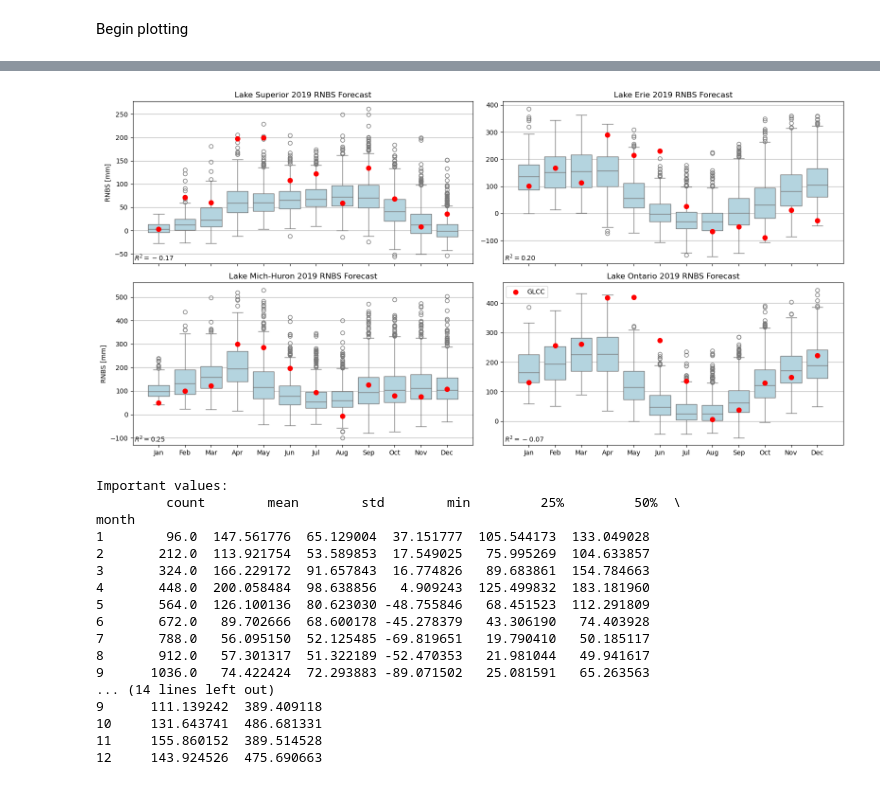
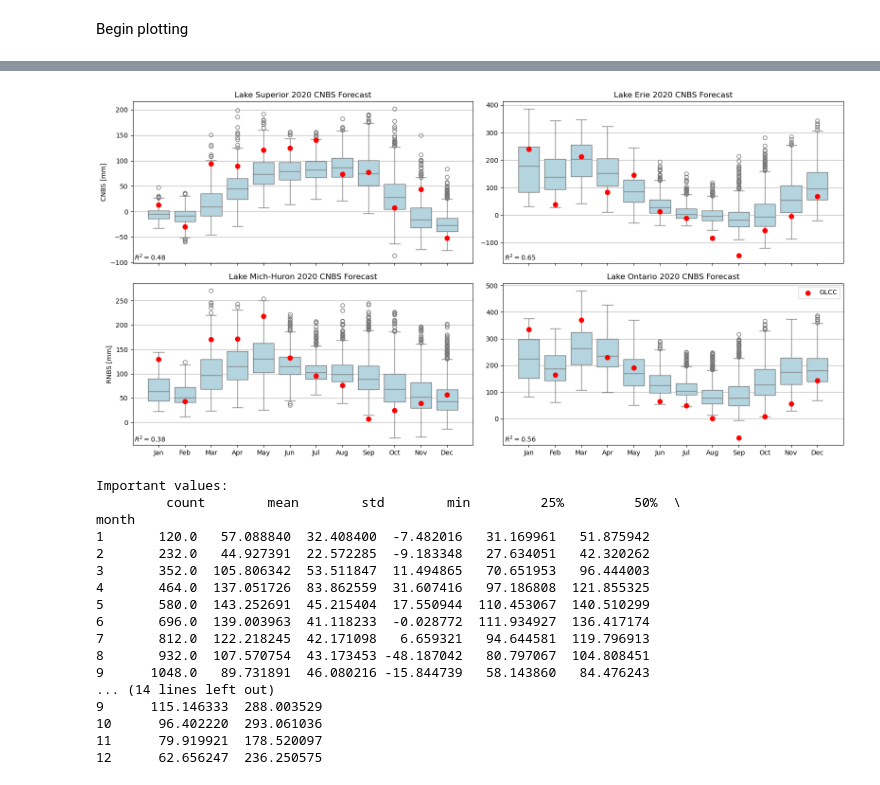
Before and after one commit to great-lakes-ai-lab/NBS-Predictor-MVP, a Jupyter notebook: notebooks/exploratory/3_LEF_v2_ver_2020.ipynb, the cells around one changed output, grey strips where cells are left out. Cells and saved outputs as stored; diff of their text form; code cells hidden in the pictures.

```diff
--- a/notebooks/exploratory/3_LEF_v2_ver_2020.ipynb
+++ b/notebooks/exploratory/3_LEF_v2_ver_2020.ipynb
@@ -235,5 +287,6 @@ df['cfsrun'] = pcp_data['cfsrun']
 df['month'] = pcp_data['month'].astype(int)
 df['year'] = pcp_data['year'].astype(int)
 # %%
-df_y = pd.merge(df, df_y_pred, left_index=True, right_index=True, how='inner')
+df_gp = pd.merge(df, df_y_gp, left_index=True, right_index=True, how='inner')
+df_lr = pd.merge(df, df_y_lr, left_index=True, right_index=True, how='inner')
 # %%
@@ -261,2 +379,5 @@ Currently, we are only storing 1 set of model results
 # %%
-df_y.to_csv(dir+f'RNBS_forecasts_2019.csv',sep=',',index=False)
+df_gp_filtered = df_gp[(df_gp['year'] == 2020)]
+print(df_gp_filtered)
+
+df_gp_filtered.to_csv(dir+f'CNBS_2020_GP_cms.csv',sep=',',index=False)
@@ -266,0 +427,6 @@ df_y_mm = convert_cms_to_mm(df_y)
+# %%
+def seconds_in_month(year, month):
+    # Number of days in the month
+    num_days = calendar.monthrange(year, month)[1]
+    # Convert days to seconds
+    return num_days * 24 * 60 * 60
@@ -266,0 +459,3 @@ df_y_mm = convert_cms_to_mm(df_y)
+# %%
+df_gp_mm = convert_cms_to_mm(df_gp_filtered)
+df_lr_mm = convert_cms_to_mm(df_lr_filtered)
@@ -374,81 +577,81 @@ months = np.arange(0, 12)
 fig, axes = plt.subplots(2, 2, figsize=(16, 8))
 
 # First boxplot
-sns.boxplot(x='month', y='sup', data=df_y_mm_filtered, color='lightblue', ax=axes[0, 0])
-axes[0, 0].set_title('Lake Superior 2019 RNBS Forecast')
+sns.boxplot(x='month', y='su_cnbs', data=df_gp_mm, color='lightblue', ax=axes[0, 0])
+axes[0, 0].set_title('Lake Superior 2020 CNBS Forecast')
 # Scatter plot for observations
 axes[0, 0].scatter(obs['Month']-1, obs['sup'], color='red', label='GLCC', s=50, zorder=5)
-axes[0, 0].set_ylabel('RNBS [mm]')
+axes[0, 0].set_ylabel('CNBS [mm]')
 axes[0, 0].set_xlabel('')
 axes[0, 0].set_xticklabels('')
 axes[0, 0].grid(axis='y')
 
-r2_1 = r2_score(obs['sup'],df_y_mm_filtered.groupby('month')['sup'].median())
+r2_1 = r2_score(obs['sup'],df_gp_mm.groupby('month')['su_cnbs'].median())
 axes[0, 0].text(0.005, 0.009, f'$R^2 = {r2_1:.2f}$', ha='left', va='bottom', transform=axes[0, 0].transAxes)
 
 # Second boxplot
-sns.boxplot(x='month', y='eri', data=df_y_mm_filtered, color='lightblue', ax=axes[0, 1])
-axes[0, 1].set_title('Lake Erie 2019 RNBS Forecast')
+sns.boxplot(x='month', y='er_cnbs', data=df_gp_mm, color='lightblue', ax=axes[0, 1])
+axes[0, 1].set_title('Lake Erie 2020 CNBS Forecast')
 # Scatter plot for observations
 axes[0, 1].scatter(obs['Month']-1, obs['eri'], color='red', label='GLCC', s=50, zorder=5)
 axes[0, 1].set_ylabel('')
 axes[0, 1].set_xlabel('')
 axes[0, 1].set_xticklabels('')
 axes[0, 1].grid(axis='y')
 
-r2_2 = r2_score(obs['eri'],df_y_mm_filtered.groupby('month')['eri'].median())
+r2_2 = r2_score(obs['eri'],df_gp_mm.groupby('month')['er_cnbs'].median())
 axes[0, 1].text(0.005, 0.009, f'$R^2 = {r2_2:.2f}$', ha='left', va='bottom', transform=axes[0, 1].transAxes)
 
 # Third boxplot
-sns.boxplot(x='month', y='mih', data=df_y_mm_filtered, color='lightblue', ax=axes[1, 0])
-axes[1, 0].set_title('Lake Mich-Huron 2019 RNBS Forecast')
+sns.boxplot(x='month', y='mh_cnbs', data=df_gp_mm, color='lightblue', ax=axes[1, 0])
+axes[1, 0].set_title('Lake Mich-Huron 2020 CNBS Forecast')
 # Scatter plot for observations
 axes[1, 0].scatter(obs['Month']-1, obs['mic_hur'], color='red', label='GLCC', s=50, zorder=5)
 axes[1, 0].set_ylabel('RNBS [mm]')
 axes[1, 0].set_xlabel('')
 axes[1, 0].set_xticklabels(['Jan', 'Feb', 'Mar', 'Apr', 'May', 'Jun', 'Jul', 'Aug', 'Sep', 'Oct', 'Nov', 'Dec'])
 axes[1, 0].grid(axis='y')
 
-r2_3 = r2_score(obs['mic_hur'],df_y_mm_filtered.groupby('month')['mih'].median())
+r2_3 = r2_score(obs['mic_hur'],df_gp_mm.groupby('month')['mh_cnbs'].median())
 axes[1, 0].text(0.005, 0.009, f'$R^2 = {r2_3:.2f}$', ha='left', va='bottom', transform=axes[1, 0].transAxes)
 
 # Fourth boxplot
-sns.boxplot(x='month', y='ont', data=df_y_mm_filtered, color='lightblue', ax=axes[1, 1])
-axes[1, 1].set_title('Lake Ontario 2019 RNBS Forecast')
+sns.boxplot(x='month', y='on_cnbs', data=df_gp_mm, color='lightblue', ax=axes[1, 1])
+axes[1, 1].set_title('Lake Ontario 2020 CNBS Forecast')
 # Scatter plot for observations
 axes[1, 1].scatter(obs['Month']-1, obs['ont'], color='red', label='GLCC', s=50, zorder=5)
 axes[1, 1].set_ylabel('')
 axes[1, 1].set_xlabel('')
 axes[1, 1].set_xticklabels(['Jan', 'Feb', 'Mar', 'Apr', 'May', 'Jun', 'Jul', 'Aug', 'Sep', 'Oct', 'Nov', 'Dec'])
 axes[1, 1].grid(axis='y')
 axes[1, 1].legend()
 
-r2_4 = r2_score(obs['ont'],df_y_mm_filtered.groupby('month')['ont'].median())
+r2_4 = r2_score(obs['ont'],df_gp_mm.groupby('month')['on_cnbs'].median())
 axes[1, 1].text(0.005, 0.009, f'$R^2 = {r2_4:.2f}$', ha='left', va='bottom', transform=axes[1, 1].transAxes)
 
 plt.tight_layout()
 plt.show()
 # %% [output]
-[figure, old version]
+[figure, new version]
 # %%
 # Calculate important statistics
-stats = df_y_mm_filtered.groupby('month')['mih'].describe()
+stats = df_lr_mm.groupby('month')['mh_cnbs'].describe()
 print("Important values:\n", stats)
 # %% [output]
 Important values:
          count        mean        std        min         25%         50%  \
 month
-1        96.0  147.561776  65.129004  37.151777  105.544173  133.049028
-2       212.0  113.921754  53.589853  17.549025   75.995269  104.633857
-3       324.0  166.229172  91.657843  16.774826   89.683861  154.784663
-4       448.0  200.058484  98.638856   4.909243  125.499832  183.181960
-5       564.0  126.100136  80.623030 -48.755846   68.451523  112.291809
-6       672.0   89.702666  68.600178 -45.278379   43.306190   74.403928
-7       788.0   56.095150  52.125485 -69.819651   19.790410   50.185117
-8       912.0   57.301317  51.322189 -52.470353   21.981044   49.941617
-9      1036.0   74.422424  72.293883 -89.071502   25.081591   65.263563
+1       120.0   57.088840  32.408400  -7.482016   31.169961   51.875942
+2       232.0   44.927391  22.572285  -9.183348   27.634051   42.320262
+3       352.0  105.806342  53.511847  11.494865   70.651953   96.444003
+4       464.0  137.051726  83.862559  31.607416   97.186808  121.855325
+5       580.0  143.252691  45.215404  17.550944  110.453067  140.510299
+6       696.0  139.003963  41.118233  -0.028772  111.934927  136.417174
+7       812.0  122.218245  42.171098   6.659321   94.644581  119.796913
+8       932.0  107.570754  43.173453 -48.187042   80.797067  104.808451
+9      1048.0   89.731891  46.080216 -15.844739   58.143860   84.476243
 ... (14 lines left out)
-9      111.139242  389.409118
-10     131.643741  486.681331
-11     155.860152  389.514528
-12     143.924526  475.690663
+9      115.146333  288.003529
+10      96.402220  293.061036
+11      79.919921  178.520097
+12      62.656247  236.250575
```
Also changed, not shown: parts of 23 cells of this notebook, 2 other files.
